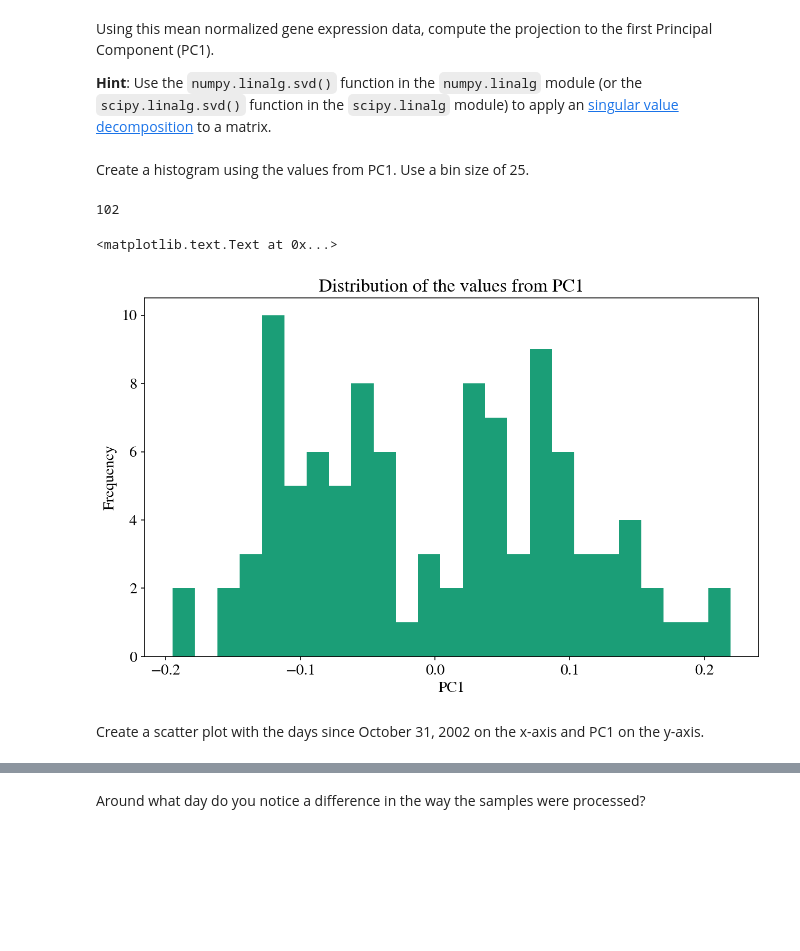
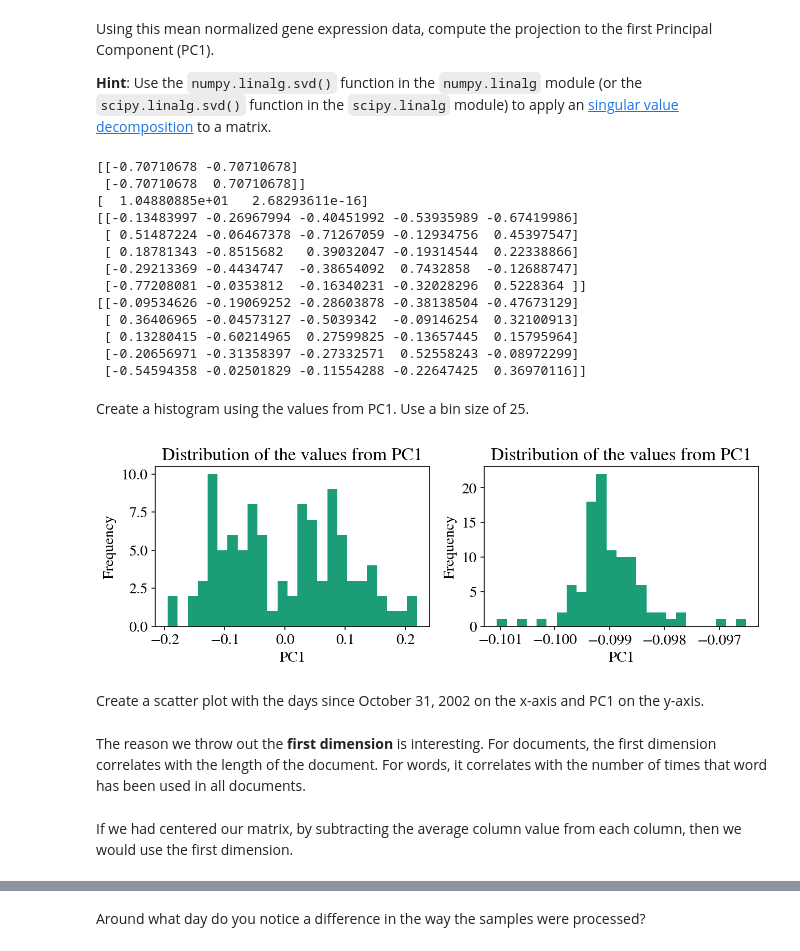
Before and after one commit to ShichengChen/cs109, a Jupyter notebook: 2014-master/homework/HW2.ipynb, the cells around one changed output, grey strips where cells are left out. Saved outputs shown, nothing was run; the diff lists cells and outputs as text; code cells hidden in the pictures; blank space fills up the shorter version.

Commit message:
more understand SVD the first dimension correlates with the length of the document. For words, it correlates with the number of times that word has been used in all documents

```diff
--- a/2014-master/homework/HW2.ipynb
+++ b/2014-master/homework/HW2.ipynb
@@ -251,22 +250,52 @@ data.head()
 Using this mean normalized gene expression data, compute the projection to the first Principal Component (PC1).
 
 **Hint**: Use the `numpy.linalg.svd()` function in the `numpy.linalg` module (or the `scipy.linalg.svd()` function in the `scipy.linalg` module) to apply an [singular value decomposition](http://en.wikipedia.org/wiki/Singular_value_decomposition) to a matrix.
+# %%
+Usee, ssee, Vhsee = np.linalg.svd([[1,2,3,4,5],[1,2,3,4,5]])
+print Usee
+print ssee
+print Vhsee
+print Vhsee / np.sqrt(2)
+# %% [output]
+[[-0.70710678 -0.70710678]
+ [-0.70710678  0.70710678]]
+[  1.04880885e+01   2.68293611e-16]
+[[-0.13483997 -0.26967994 -0.40451992 -0.53935989 -0.67419986]
+ [ 0.51487224 -0.06467378 -0.71267059 -0.12934756  0.45397547]
+ [ 0.18781343 -0.8515682   0.39032047 -0.19314544  0.22338866]
+ [-0.29213369 -0.4434747  -0.38654092  0.7432858  -0.12688747]
+ [-0.77208081 -0.0353812  -0.16340231 -0.32028296  0.5228364 ]]
+[[-0.09534626 -0.19069252 -0.28603878 -0.38138504 -0.47673129]
+ [ 0.36406965 -0.04573127 -0.5039342  -0.09146254  0.32100913]
+ [ 0.13280415 -0.60214965  0.27599825 -0.13657445  0.15795964]
+ [-0.20656971 -0.31358397 -0.27332571  0.52558243 -0.08972299]
+ [-0.54594358 -0.02501829 -0.11554288 -0.22647425  0.36970116]]
 # %%
 U, s, Vh = np.linalg.svd(data.values)
+Uori, sori, Vhori = np.linalg.svd(exprsCEU.values)
 # %%
 V = Vh.T
+Vori = Vhori.T
 # %% [markdown]
 Create a histogram using the values from PC1.  Use a bin size of 25.
 # %%
-print len(V[:,0])
+plt.subplot(221)
 plt.hist(V[:,0], bins = 25)
 plt.xlabel('PC1')
 plt.ylabel('Frequency')
 plt.title('Distribution of the values from PC1')
+plt.subplot(222)
+plt.hist(Vori[:,0], bins = 25)
+plt.xlabel('PC1')
+plt.ylabel('Frequency')
+plt.title('Distribution of the values from PC1')
+plt.show()
 # %% [output]
-102
-<matplotlib.text.Text at 0x...>
-[figure, old version]
+[figure, new version]
 # %% [markdown]
 Create a scatter plot with the days since October 31, 2002 on the x-axis and PC1 on the y-axis.
+# %% [markdown]
+The reason we throw out the **first dimension** is interesting. For documents, the first dimension correlates with the length of the document. For words, it correlates with the number of times that word has been used in all documents.
+# %% [markdown]
+If we had centered our matrix, by subtracting the average column value from each column, then we would use the first dimension.
 # %%
```
Also changed, not shown: parts of 3 cells of this notebook.
